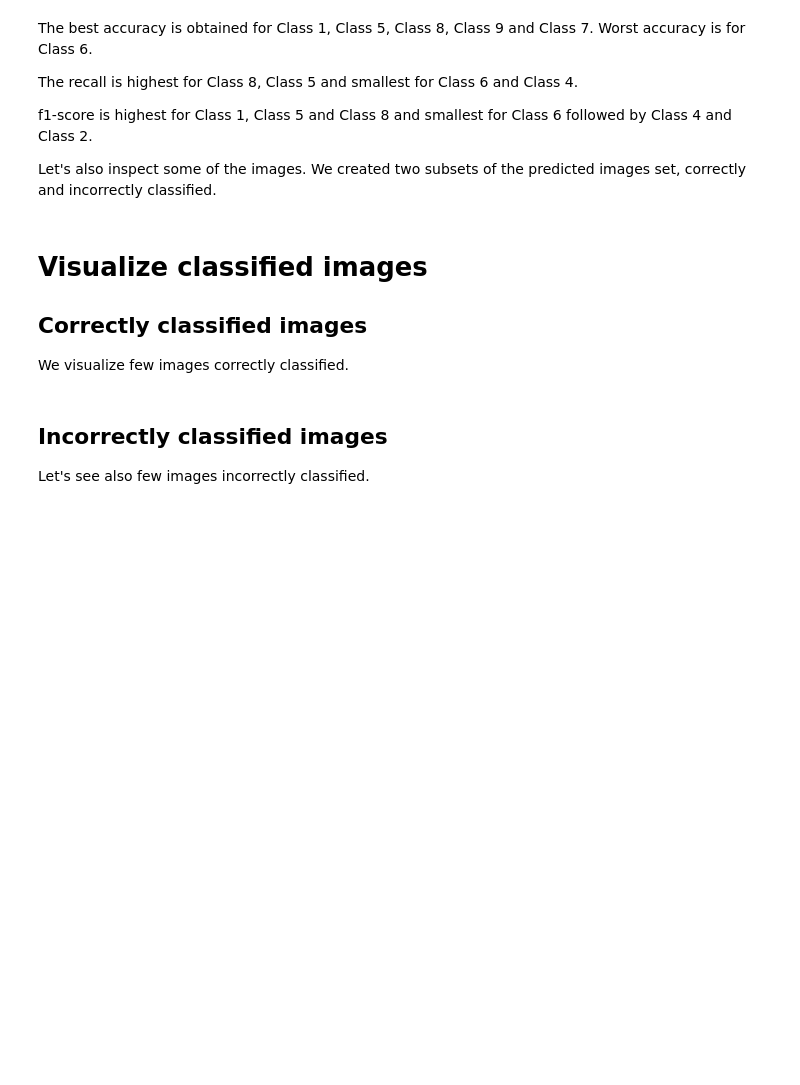
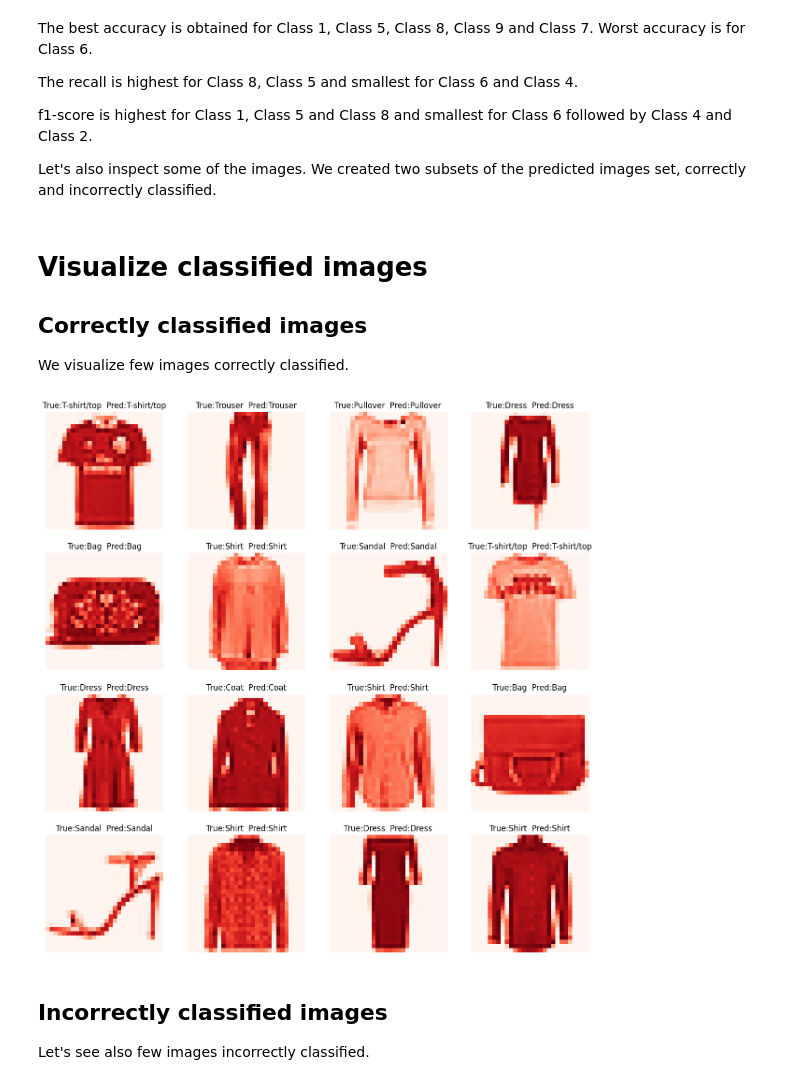
Before and after one commit to DrSewe/CNN_with_Tensorflow-Keras_for_Fashion_MNIST, a Jupyter notebook: CNN_with_Tensorflow|Keras_for_Fashion_MNIST.ipynb, the cells around one changed output. Cells and saved outputs as stored; diff of their text form; code cells hidden in the pictures; blank space fills up the shorter version.

```diff
--- a/CNN_with_Tensorflow|Keras_for_Fashion_MNIST.ipynb
+++ b/CNN_with_Tensorflow|Keras_for_Fashion_MNIST.ipynb
@@ -635,0 +714,12 @@ y_true = test_data.iloc[:, 0]
+# %%
+# Get the predicted probabilities for each class
+predicted_probabilities = model.predict(X_test)
+
+# Get the predicted classes by finding the index of the class with the highest probability
+predicted_classes = predicted_probabilities.argmax(axis=-1)
+
+# Assuming y_true contains the true labels for the test data
+# Replace it with your actual true labels
+y_true = test_data.iloc[:, 0]
+
+# Now you can proceed with plotting the confusion matrix or any other evaluation metric
@@ -636,8 +734,6 @@ y_true = test_data.iloc[:, 0]
 # %%
-p = predicted_classes[:10000]
-y = y_true[:10000]
-correct = np.nonzero(p==y)[0]
-incorrect = np.nonzero(p!=y)[0]
+correct = np.where(p == y)[0]
+incorrect = np.where(p != y)[0]
 # %%
 print("Correct predicted classes:",correct.shape[0])
 print("Incorrect predicted classes:",incorrect.shape[0])
@@ -663,15 +779,17 @@ We visualize few images correctly classified.
 # %%
 def plot_images(data_index,cmap="Blues"):
     # Plot the sample images now
     f, ax = plt.subplots(4,4, figsize=(15,15))
 
     for i, indx in enumerate(data_index[:16]):
         ax[i//4, i%4].imshow(X_test[indx].reshape(IMG_ROWS,IMG_COLS), cmap=cmap)
         ax[i//4, i%4].axis('off')
         ax[i//4, i%4].set_title("True:{}  Pred:{}".format(labels[y_true[indx]],labels[predicted_classes[indx]]))
     plt.show()
 
-plot_images(correct, "Greens")
+plot_images(correct, "Reds")
+# %% [output]
+[figure, added]
 # %% [markdown]
 ## <a id="62">Incorrectly classified images</a>
 
```
Also changed, not shown: parts of 19 cells of this notebook.
